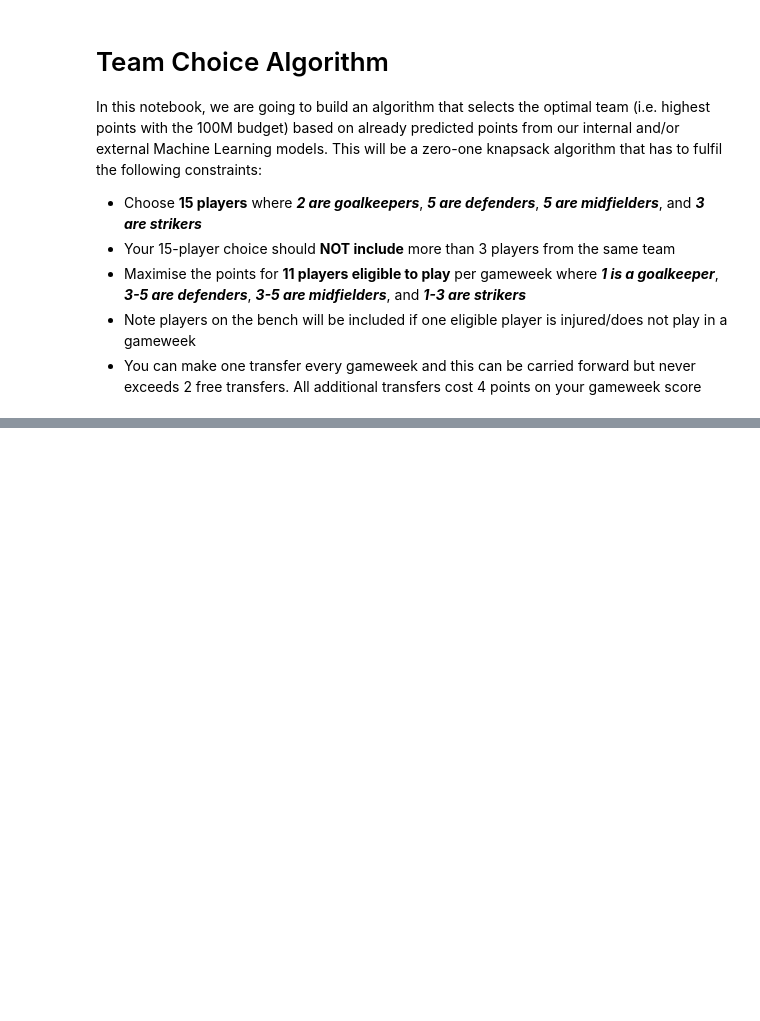
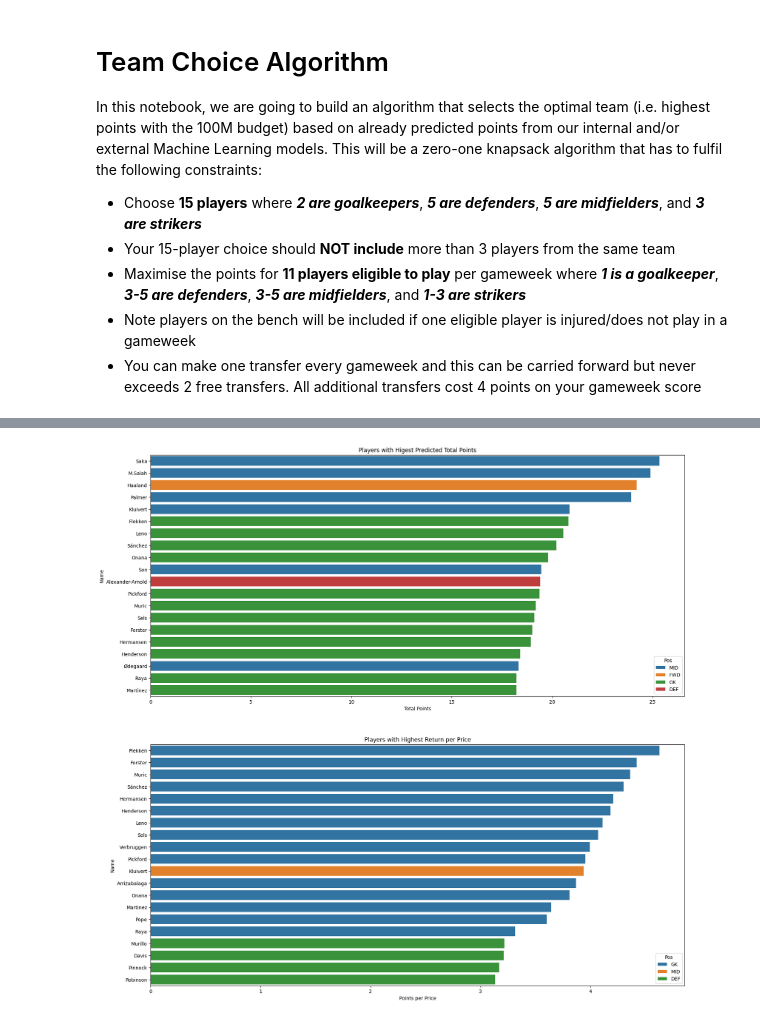
Before and after one commit to cyrilmichino/fantasy-premier-league, a Jupyter notebook: teamchoice.ipynb, the cells around one changed output, grey strips where cells are left out. Drawn from its saved outputs; the diff is of its cells as text; code cells hidden in the pictures; blank space fills up the shorter version.

```diff
--- a/teamchoice.ipynb
+++ b/teamchoice.ipynb
@@ -44,0 +49,16 @@ predictions.head(10)
+# %%
+plt.figure(figsize=(20,20))
+
+plt.subplot(2,1,1)
+sns.barplot(predictions.sort_values(by='total_pts',ascending=False)[:20],x='total_pts',y='Name',hue='Pos',native_scale=True)
+plt.title("Players with Higest Predicted Total Points")
+plt.xlabel('Total Points')
+
+plt.subplot(2,1,2)
+sns.barplot(predictions.sort_values(by='pts_per_price',ascending=False)[:20],x='pts_per_price',y='Name',hue='Pos',native_scale=True)
+plt.title("Players with Highest Return per Price")
+plt.xlabel("Points per Price")
+
+plt.show()
+# %% [output]
+[figure, added]
```
Also changed, not shown: parts of 8 cells of this notebook.
